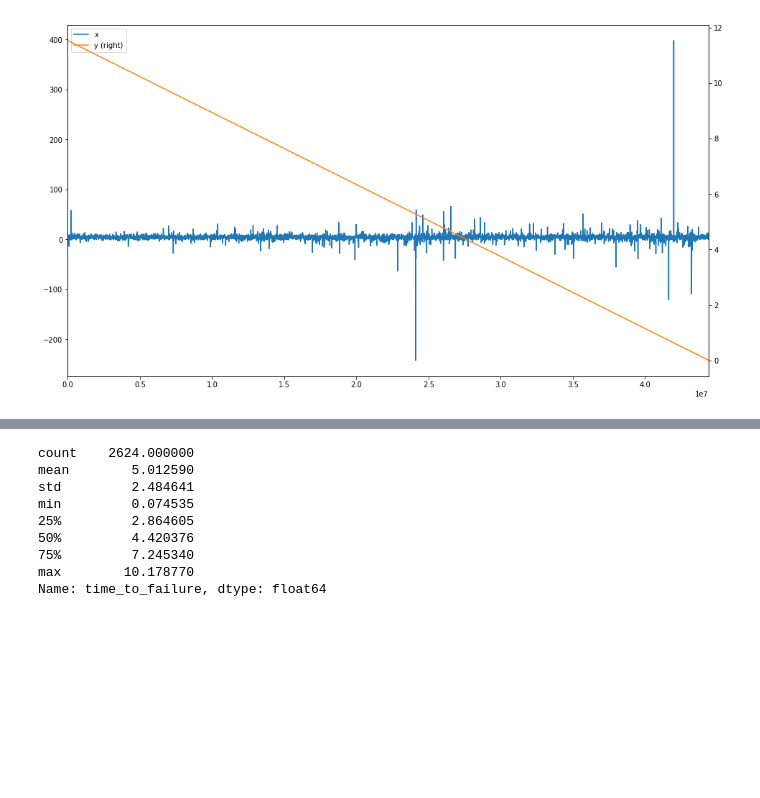
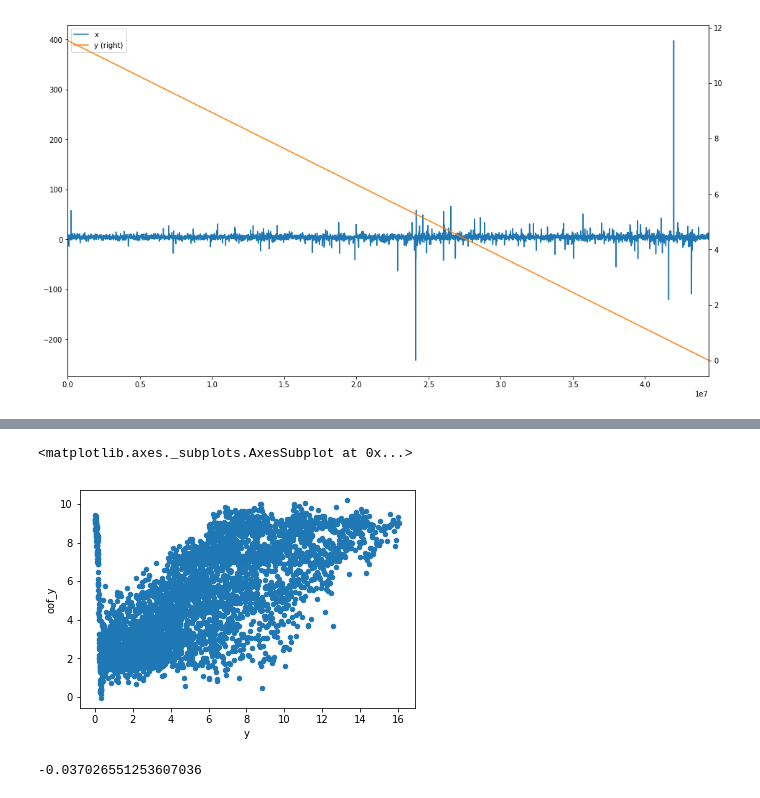
Before and after one commit to WLM1ke/LANL_Earthquake_Prediction, a Jupyter notebook: notebooks/EDA.ipynb, the cells around one changed output, grey strips where cells are left out. Drawn from its saved outputs; the diff is of its cells as text; code cells hidden in the pictures; blank space fills up the shorter version.

```diff
--- a/notebooks/EDA.ipynb
+++ b/notebooks/EDA.ipynb
@@ -170,10 +126,0 @@ memory usage: 473.1 MB
-# %%
-_, axs = plt.subplots(9, 2, figsize=(16, 9 * 9 / 2))
-axs = axs.flatten()
-for i in tqdm_notebook(range(17)):
-    df = pd.read_pickle(proc_data.format(f"data{i}.pickle"))
-    axs[i].set_title(f"block {i}")
-    ax2 = axs[i].twinx()
-    axs[i].set_ylim(-75, 75)
-    axs[i].plot(df.x.loc[::10000])
-    ax2.plot(df.y.loc[::10000], color='r')
@@ -183,12 +127,5 @@ for i in tqdm_notebook(range(17)):
-# %%
-pd.read_csv(proc_data.format("sub_2019-02-05_08-54_passes-30.csv")).time_to_failure.describe()
-# %% [output]
-count    2624.000000
-mean        5.012590
-std         2.484641
-min         0.074535
-25%         2.864605
-50%         4.420376
-75%         7.245340
-max        10.178770
-Name: time_to_failure, dtype: float64
+# %%
+df.plot.scatter("y", "oof_y")
+# %% [output]
+<matplotlib.axes._subplots.AxesSubplot at 0x...>
+[figure, added]
@@ -194,0 +136,4 @@ Name: time_to_failure, dtype: float64
+# %%
+df.oof_y.min()
+# %% [output]
+-0.037026551253607036
```
Also changed, not shown: parts of 36 cells of this notebook, 3 other files.
